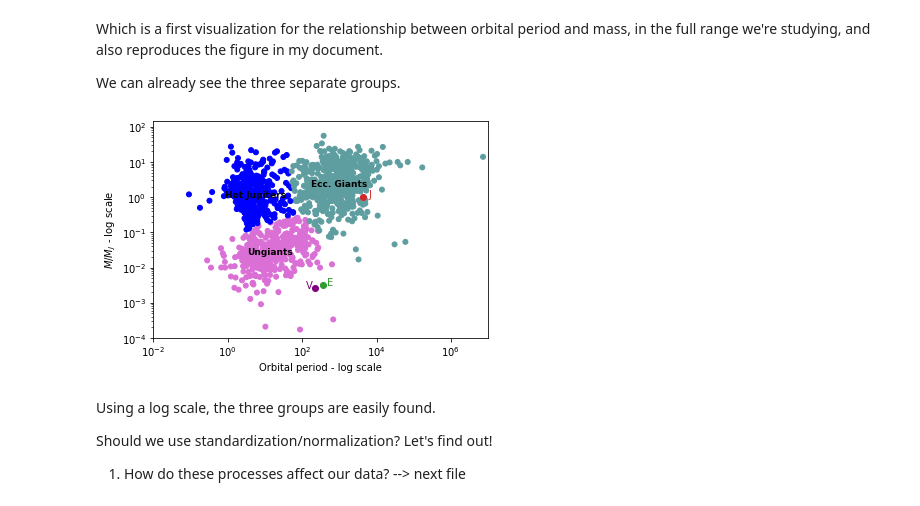
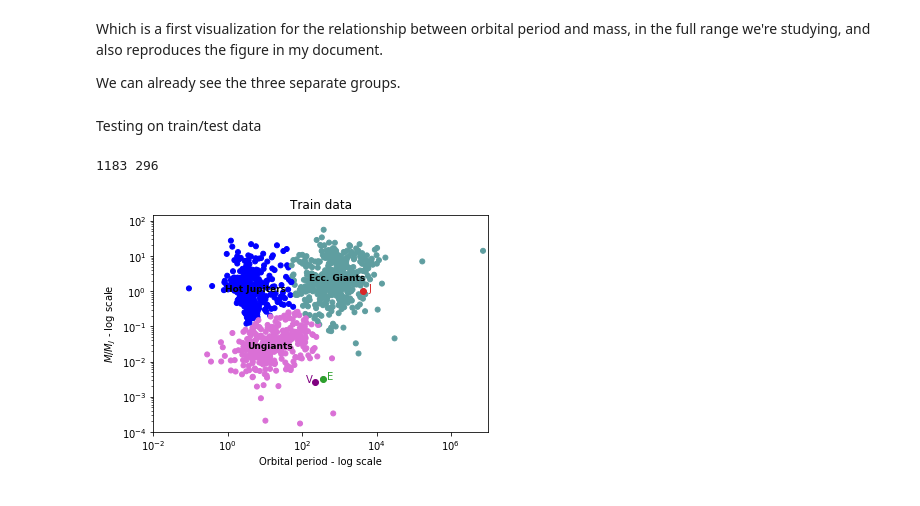
Before and after one commit to anaclb/exoplanets, a Jupyter notebook: read+groups.ipynb, the cells around one changed output. Drawn from its saved outputs; the diff is of its cells as text; code cells hidden in the pictures.

```diff
--- a/read+groups.ipynb
+++ b/read+groups.ipynb
@@ -58,6 +59,10 @@ def exo_sol(file_exo,params,stnd=False,norm=False):
     if norm == True:
         data = scaler_norm.fit_transform(data)
     return data
+
+def split(data):
+    train, test = train_test_split(data,test_size=.2,train_size=.8)
+    return train, test
 # %%
 #d_US_test = read_file(file_US)
 #d_US_test.columns
@@ -111,29 +112,39 @@ d=[-100,100,1600] #this helps put the labels in the right place
 Which is a first visualization for the relationship between orbital period and mass, in the full range we're studying, and also reproduces the figure in my document.
 
 We can already see the three separate groups.
+# %% [markdown]
+Testing on train/test data
+# %%
+train, test = split(data_MP)
+print(len(train),len(test))
+# %% [output]
+1183 296
 # %%
-M,P = data_MP['obj_phys_mass_mjup'], data_MP['obj_orb_period_day']
-kmeans = KMeans(n_clusters=3).fit(np.log(data_MP))
+M_train,  P_train = train['obj_phys_mass_mjup'], train['obj_orb_period_day']
+M,P = test['obj_phys_mass_mjup'], test['obj_orb_period_day']
+kmeans = KMeans(n_clusters=3,init='k-means++',max_iter=300, tol=0.0001).fit(np.log(train))
 centroids, labels = kmeans.cluster_centers_, kmeans.labels_
+
 N = [1,2,5]
 
 colors, group_names = ['cadetblue','b','orchid'], ['Ecc. Giants','Hot Jupiters','Ungiants']
 label_color, label_names = [], []
 for l in labels:
     label_color = np.append(label_color, colors[l])
     label_names = np.append(label_names, group_names[l])
 
-plt.scatter(P,M,c=label_color,s=25)
+plt.scatter(P_train,M_train,c=label_color,s=25)
 for i, n in enumerate(N):
     plt.scatter(P_solar[n],M_solar[n],c=planet_color[i])
     plt.annotate(planet_name[i],(P_solar[n]+d[i],M_solar[n]),c=planet_color[i])
     plt.annotate(group_names[i],(np.exp(centroids[:,0][i]-1.6),np.exp(centroids[:,1][i]-.1)),c='k',weight='bold',size=9)
 plt.xlabel('Orbital period - log scale')
 plt.ylabel(r'$M/M_J$ - log scale')
 plt.yscale('log')
 plt.xscale('log')
+plt.title("Train data")
 plt.ylim(10e-5,15e1)
 plt.xlim(10e-3,10e6)
 plt.show()
 # %% [output]
-[figure, old version]
+[figure, new version]
@@ -145,5 +150,0 @@ data_MP['labels'], data_MP['names']= pd_labels, pd_names
-# %% [markdown]
-Using a log scale, the three groups are easily found.
-
-Should we use standardization/normalization? Let's find out!
-1. How do these processes affect our data? --> next file
```
Also changed, not shown: parts of 7 cells of this notebook, 3 other files.
